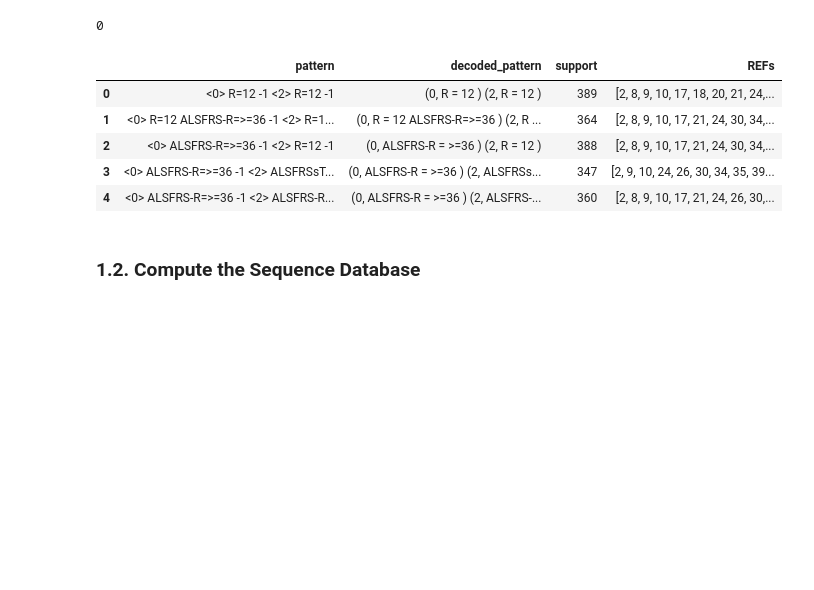
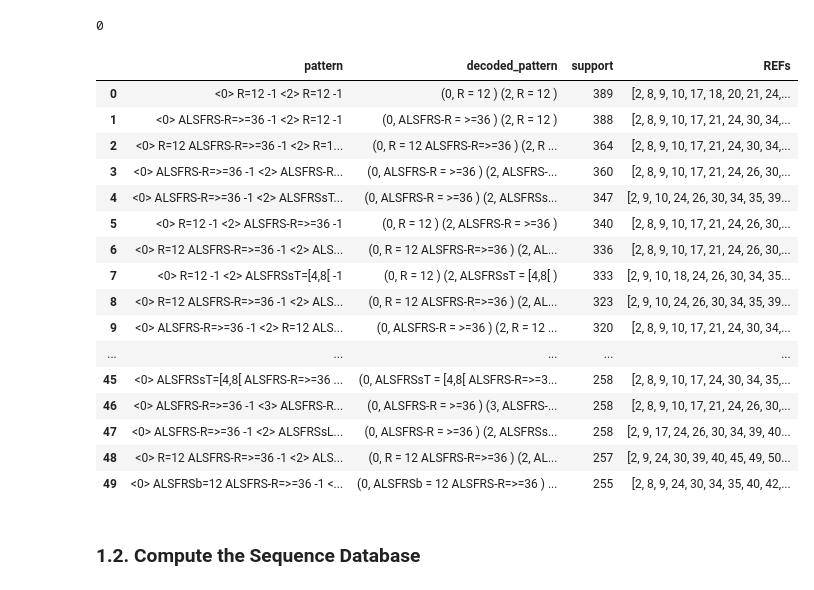
Before and after one commit to gabmeirinho/datamining, a Jupyter notebook: PD_202425_Project2.ipynb, the cells around one changed output. Drawn from its saved outputs; the diff is of its cells as text; code cells hidden in the pictures; blank space fills up the shorter version.

Commit message:
order by support

```diff
--- a/PD_202425_Project2.ipynb
+++ b/PD_202425_Project2.ipynb
@@ -338,37 +338,53 @@ with open('output.txt','r', encoding='utf-8') as f:
         support     = int(sup_str.strip())
 
         # build decoded pattern
         sets = re.findall(r'<(\d+)>\s+(.*?)\s+-1', enc_pattern)
         decoded = " ".join(
             f"({t}, {' '.join(f'{f} = {v}' for f,v in (x.split('=',1),))} )"
             for t,items in sets
             for x in [" ".join(items.split())]  # no-op to line up formats
         )
         # parse the encoded sets for subsequence
         pat_sets = [ set(s.split()) for _,s in sets ]
 
         hits = [
             seq_row.REF
             for _, seq_row in sequences.iterrows()
             if is_subsequence(pat_sets, parse_sequence(seq_row.Sequence_raw))
         ]
 
         pattern_records.append({
             'pattern':         enc_pattern,
             'decoded_pattern': decoded,
             'support':         support,
             'REFs':            hits
         })
 
 df_matches = pd.DataFrame(pattern_records)
+df_matches = df_matches.sort_values(            # sort by support desc
+    by='support',
+    ascending=False
+).reset_index(drop=True)
+
 df_matches.head(50)
 # %% [output]
 |  | pattern | decoded_pattern | support | REFs |
 | 0 | <0> R=12 -1 <2> R=12 -1 | (0, R = 12 ) (2, R = 12 ) | 389 | [2, 8, 9, 10, 17, 18, 20, 21, 24,... |
-| 1 | <0> R=12 ALSFRS-R=>=36 -1 <2> R=1... | (0, R = 12 ALSFRS-R=>=36 ) (2, R ... | 364 | [2, 8, 9, 10, 17, 21, 24, 30, 34,... |
-| 2 | <0> ALSFRS-R=>=36 -1 <2> R=12 -1 | (0, ALSFRS-R = >=36 ) (2, R = 12 ) | 388 | [2, 8, 9, 10, 17, 21, 24, 30, 34,... |
-| 3 | <0> ALSFRS-R=>=36 -1 <2> ALSFRSsT... | (0, ALSFRS-R = >=36 ) (2, ALSFRSs... | 347 | [2, 9, 10, 24, 26, 30, 34, 35, 39... |
-| 4 | <0> ALSFRS-R=>=36 -1 <2> ALSFRS-R... | (0, ALSFRS-R = >=36 ) (2, ALSFRS-... | 360 | [2, 8, 9, 10, 17, 21, 24, 26, 30,... |
+| 1 | <0> ALSFRS-R=>=36 -1 <2> R=12 -1 | (0, ALSFRS-R = >=36 ) (2, R = 12 ) | 388 | [2, 8, 9, 10, 17, 21, 24, 30, 34,... |
+| 2 | <0> R=12 ALSFRS-R=>=36 -1 <2> R=1... | (0, R = 12 ALSFRS-R=>=36 ) (2, R ... | 364 | [2, 8, 9, 10, 17, 21, 24, 30, 34,... |
+| 3 | <0> ALSFRS-R=>=36 -1 <2> ALSFRS-R... | (0, ALSFRS-R = >=36 ) (2, ALSFRS-... | 360 | [2, 8, 9, 10, 17, 21, 24, 26, 30,... |
+| 4 | <0> ALSFRS-R=>=36 -1 <2> ALSFRSsT... | (0, ALSFRS-R = >=36 ) (2, ALSFRSs... | 347 | [2, 9, 10, 24, 26, 30, 34, 35, 39... |
+| 5 | <0> R=12 -1 <2> ALSFRS-R=>=36 -1 | (0, R = 12 ) (2, ALSFRS-R = >=36 ) | 340 | [2, 8, 9, 10, 17, 21, 24, 26, 30,... |
+| 6 | <0> R=12 ALSFRS-R=>=36 -1 <2> ALS... | (0, R = 12 ALSFRS-R=>=36 ) (2, AL... | 336 | [2, 8, 9, 10, 17, 21, 24, 26, 30,... |
+| 7 | <0> R=12 -1 <2> ALSFRSsT=[4,8[ -1 | (0, R = 12 ) (2, ALSFRSsT = [4,8[ ) | 333 | [2, 9, 10, 18, 24, 26, 30, 34, 35... |
+| 8 | <0> R=12 ALSFRS-R=>=36 -1 <2> ALS... | (0, R = 12 ALSFRS-R=>=36 ) (2, AL... | 323 | [2, 9, 10, 24, 26, 30, 34, 35, 39... |
+| 9 | <0> ALSFRS-R=>=36 -1 <2> R=12 ALS... | (0, ALSFRS-R = >=36 ) (2, R = 12 ... | 320 | [2, 8, 9, 10, 17, 21, 24, 30, 34,... |
+| ... | ... | ... | ... | ... |
+| 45 | <0> ALSFRSsT=[4,8[ ALSFRS-R=>=36 ... | (0, ALSFRSsT = [4,8[ ALSFRS-R=>=3... | 258 | [2, 8, 9, 10, 17, 24, 30, 34, 35,... |
+| 46 | <0> ALSFRS-R=>=36 -1 <3> ALSFRS-R... | (0, ALSFRS-R = >=36 ) (3, ALSFRS-... | 258 | [2, 8, 9, 10, 17, 21, 24, 26, 30,... |
+| 47 | <0> ALSFRS-R=>=36 -1 <2> ALSFRSsL... | (0, ALSFRS-R = >=36 ) (2, ALSFRSs... | 258 | [2, 9, 17, 24, 26, 30, 34, 39, 40... |
+| 48 | <0> R=12 ALSFRS-R=>=36 -1 <2> ALS... | (0, R = 12 ALSFRS-R=>=36 ) (2, AL... | 257 | [2, 9, 24, 30, 39, 40, 45, 49, 50... |
+| 49 | <0> ALSFRSb=12 ALSFRS-R=>=36 -1 <... | (0, ALSFRSb = 12 ALSFRS-R=>=36 ) ... | 255 | [2, 8, 9, 24, 30, 34, 35, 40, 42,... |
 # %% [markdown]
 ### 1.2. Compute the Sequence Database
 # %% [markdown]
```
Also changed, not shown: parts of 1 cell of this notebook.
